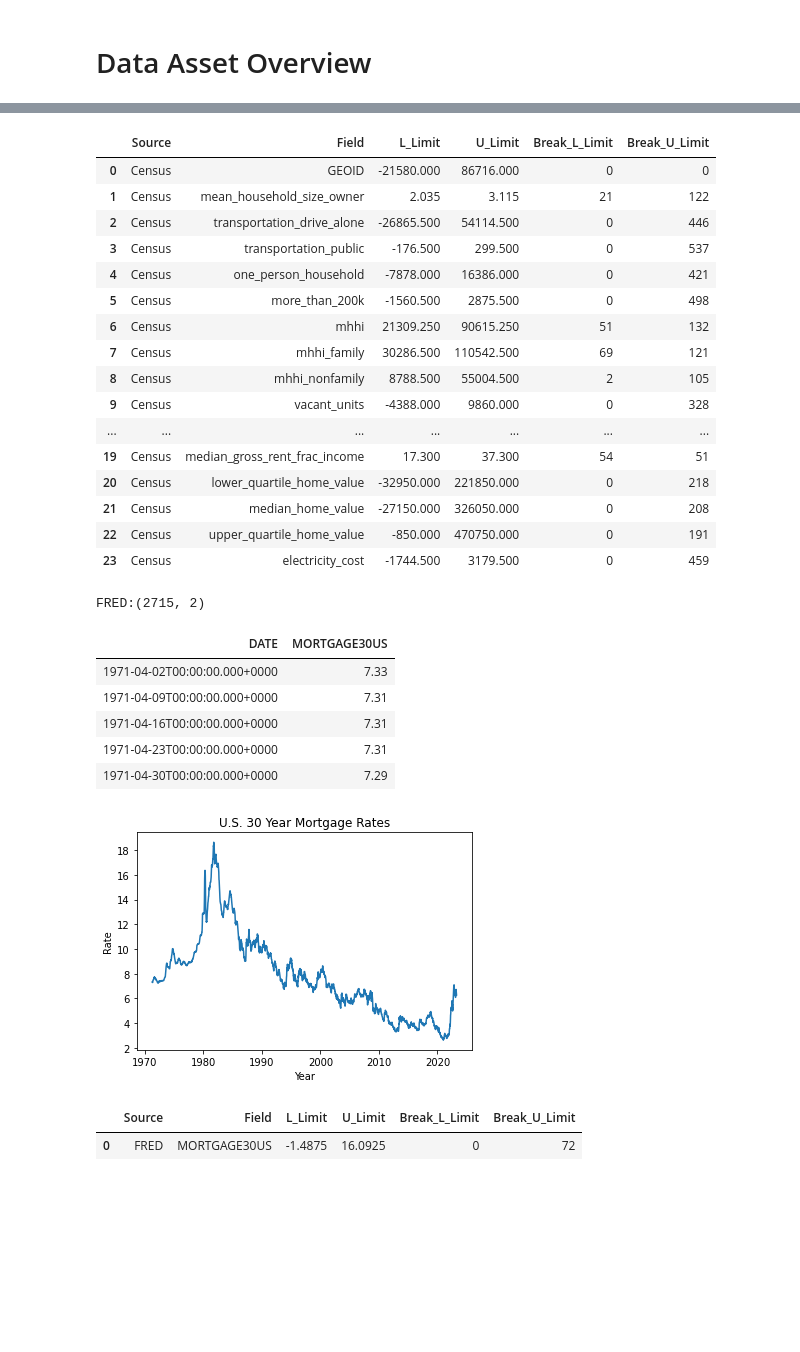
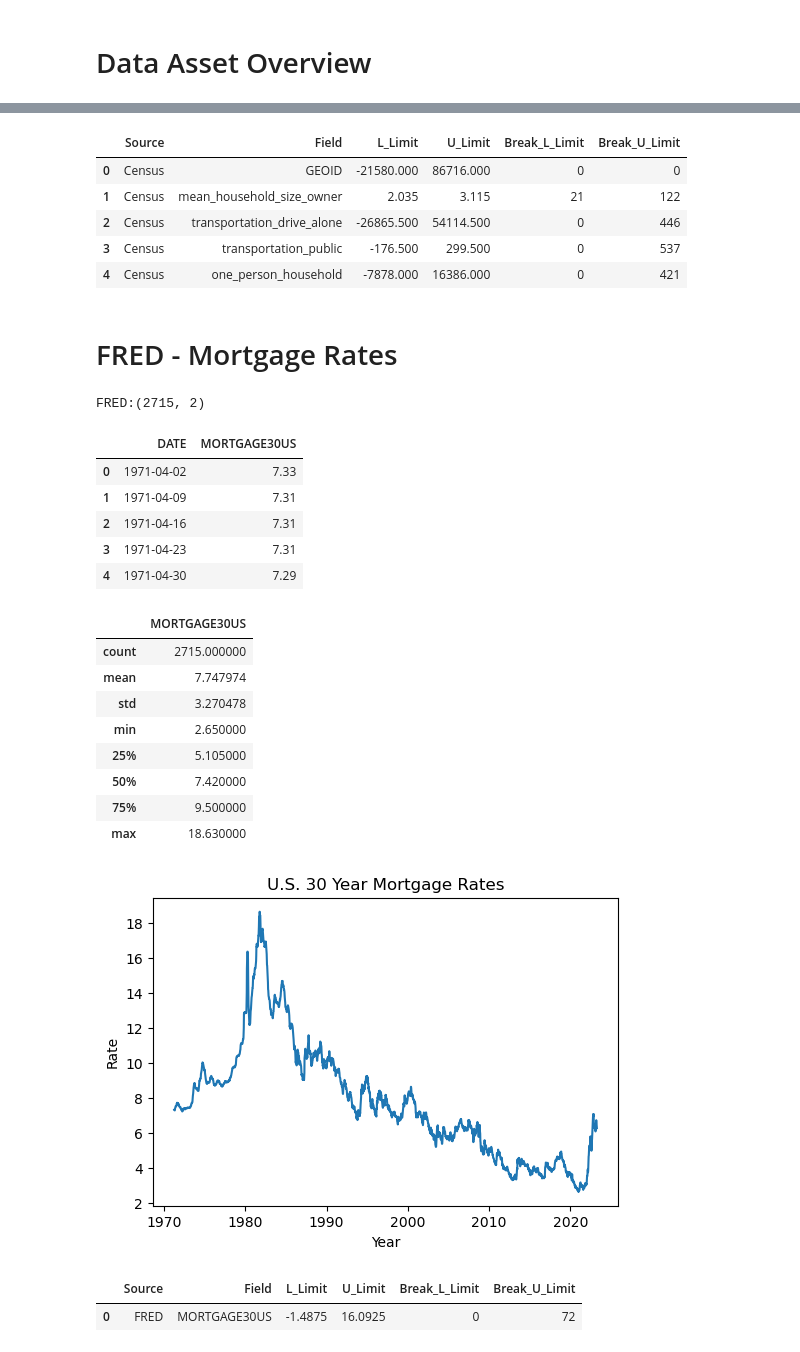
Before and after one commit to RyanZimmermanNWU/Northwestern-MSDS-Capstone-2023, a Jupyter notebook: Scripts/a. EDA.ipynb, the cells around one changed output, grey strips where cells are left out. Drawn from its saved outputs; the diff is of its cells as text; code cells hidden in the pictures; blank space fills up the shorter version.

```diff
--- a/Scripts/a. EDA.ipynb
+++ b/Scripts/a. EDA.ipynb
@@ -6,12 +11,12 @@ import numpy as np
 # %% [markdown]
 # Data Asset Overview
 # %%
-Crosswalk = pd.read_csv('https://raw.githubusercontent.com/mattlibonati/Temp_data/main/Crosswalk')
-ACS       = pd.read_csv('https://raw.githubusercontent.com/mattlibonati/Temp_data/main/asc.csv').drop(columns = ['Unnamed: 0'])
-FHFA      = pd.read_csv('https://raw.githubusercontent.com/mattlibonati/Temp_data/main/FHFA.csv')
-FRED      = pd.read_csv('https://raw.githubusercontent.com/mattlibonati/Temp_data/main/FRED.csv')
+Crosswalk = pd.read_csv(r'https://raw.githubusercontent.com/mattlibonati/Northwestern-MSDS-Capstone-2023/main/Data/Crosswalk.csv',encoding = "cp1252")
+ACS       = pd.read_csv('https://raw.githubusercontent.com/mattlibonati/Northwestern-MSDS-Capstone-2023/main/Data/raw_data/census_raw.csv')
+FHFA      = pd.read_csv('https://raw.githubusercontent.com/mattlibonati/Northwestern-MSDS-Capstone-2023/main/Data/raw_data/fhfa_raw.csv').drop(columns='Warning')
+FRED      = pd.read_csv('https://raw.githubusercontent.com/mattlibonati/Northwestern-MSDS-Capstone-2023/main/Data/raw_data/fred_raw.csv')
 #BLS       = pd.read_csv('https://raw.githubusercontent.com/mattlibonati/Temp_data/main/Crosswalk')
 #Zillow    = pd.read_csv('https://raw.githubusercontent.com/mattlibonati/Temp_data/main/Crosswalk')
-Redfin    = pd.read_csv('https://raw.githubusercontent.com/mattlibonati/Temp_data/main/redfin_sample.csv')
+Redfin    = pd.read_csv('https://raw.githubusercontent.com/mattlibonati/Northwestern-MSDS-Capstone-2023/main/Data/redfin.csv')
 # %%
 print(f'Crosswalk:{Crosswalk.shape}')
@@ -114,21 +84,22 @@ Showing the first 1000 rows.
 # %%
-#  Redfin Outliers
+#  Census Outliers
 Census_scan = outlier_scan(ASC_1,'Census')
 
 scanned_df = pd.DataFrame()
 
 for col in Census_scan['Field']:
-  l_limt = Census_scan[Census_scan['Field'] == col]['L_Limit'].values[0]
-  u_limt = Census_scan[Census_scan['Field'] == col]['U_Limit'].values[0]
+    l_limt = Census_scan[Census_scan['Field'] == col]['L_Limit'].values[0]
+    u_limt = Census_scan[Census_scan['Field'] == col]['U_Limit'].values[0]
 
-  breaks_l = len(ASC_1[ASC_1[col] < l_limt])
-  breaks_u = len(ASC_1[ASC_1[col] > u_limt])
+    breaks_l = len(ASC_1[ASC_1[col] < l_limt])
+    breaks_u = len(ASC_1[ASC_1[col] > u_limt])
 
-  scanned_df = scanned_df.append(pd.DataFrame([['Census',col,breaks_l,breaks_u]]))
+    scanned_df = scanned_df.append(pd.DataFrame([['Census',col,breaks_l,breaks_u]]))
 
 scanned_df.columns = ['Source','Field','Break_L_Limit','Break_U_Limit']
 
-pd.merge(Census_scan, scanned_df,on=['Source','Field'],how = 'left')
+census_outliers = pd.merge(Census_scan, scanned_df,on=['Source','Field'],how = 'left')
+census_outliers.head()
 # %% [output]
 |  | Source | Field | L_Limit | U_Limit | Break_L_Limit | Break_U_Limit |
 | 0 | Census | GEOID | -21580.000 | 86716.000 | 0 | 0 |
@@ -136,35 +107,36 @@ pd.merge(Census_scan, scanned_df,on=['Source','Field'],how = 'left')
 | 2 | Census | transportation_drive_alone | -26865.500 | 54114.500 | 0 | 446 |
 | 3 | Census | transportation_public | -176.500 | 299.500 | 0 | 537 |
 | 4 | Census | one_person_household | -7878.000 | 16386.000 | 0 | 421 |
-| 5 | Census | more_than_200k | -1560.500 | 2875.500 | 0 | 498 |
-| 6 | Census | mhhi | 21309.250 | 90615.250 | 51 | 132 |
-| 7 | Census | mhhi_family | 30286.500 | 110542.500 | 69 | 121 |
-| 8 | Census | mhhi_nonfamily | 8788.500 | 55004.500 | 2 | 105 |
-| 9 | Census | vacant_units | -4388.000 | 9860.000 | 0 | 328 |
-| ... | ... | ... | ... | ... | ... | ... |
-| 19 | Census | median_gross_rent_frac_income | 17.300 | 37.300 | 54 | 51 |
-| 20 | Census | lower_quartile_home_value | -32950.000 | 221850.000 | 0 | 218 |
-| 21 | Census | median_home_value | -27150.000 | 326050.000 | 0 | 208 |
-| 22 | Census | upper_quartile_home_value | -850.000 | 470750.000 | 0 | 191 |
-| 23 | Census | electricity_cost | -1744.500 | 3179.500 | 0 | 459 |
+# %% [markdown]
+# FRED - Mortgage Rates
 # %%
 print(f'FRED:{FRED.shape}')
 FRED['DATE'] = pd.to_datetime(FRED['DATE'])
-FRED.head().display()
-FRED.describe()
+display(FRED.head())
+display(FRED.describe())
 
+plt.rcParams['figure.figsize'] = [6, 4]
 sns.lineplot(x='DATE', y='MORTGAGE30US', data=FRED)
 plt.title("U.S. 30 Year Mortgage Rates")
 plt.ylabel("Rate")
 plt.xlabel("Year")
 plt.show()
 # %% [output]
 FRED:(2715, 2)
-| DATE | MORTGAGE30US |
-| 1971-04-02T00:00:00.000+0000 | 7.33 |
-| 1971-04-09T00:00:00.000+0000 | 7.31 |
-| 1971-04-16T00:00:00.000+0000 | 7.31 |
-| 1971-04-23T00:00:00.000+0000 | 7.31 |
-| 1971-04-30T00:00:00.000+0000 | 7.29 |
+|  | DATE | MORTGAGE30US |
+| 0 | 1971-04-02 | 7.33 |
+| 1 | 1971-04-09 | 7.31 |
+| 2 | 1971-04-16 | 7.31 |
+| 3 | 1971-04-23 | 7.31 |
+| 4 | 1971-04-30 | 7.29 |
+|  | MORTGAGE30US |
+| count | 2715.000000 |
+| mean | 7.747974 |
+| std | 3.270478 |
+| min | 2.650000 |
+| 25% | 5.105000 |
+| 50% | 7.420000 |
+| 75% | 9.500000 |
+| max | 18.630000 |
-[figure, old version]
+[figure, new version]
 # %%
```
Also changed, not shown: parts of 36 cells of this notebook.
